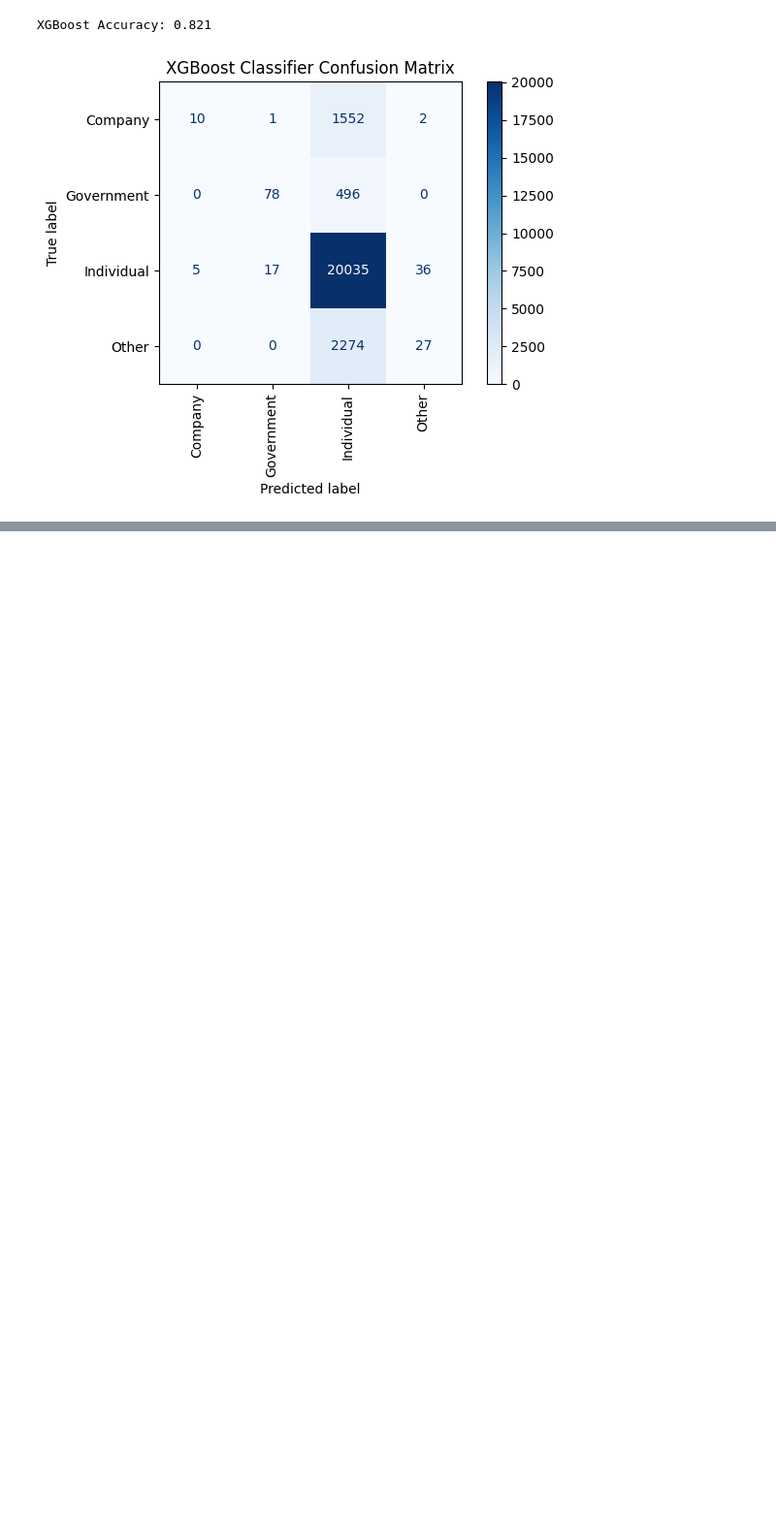
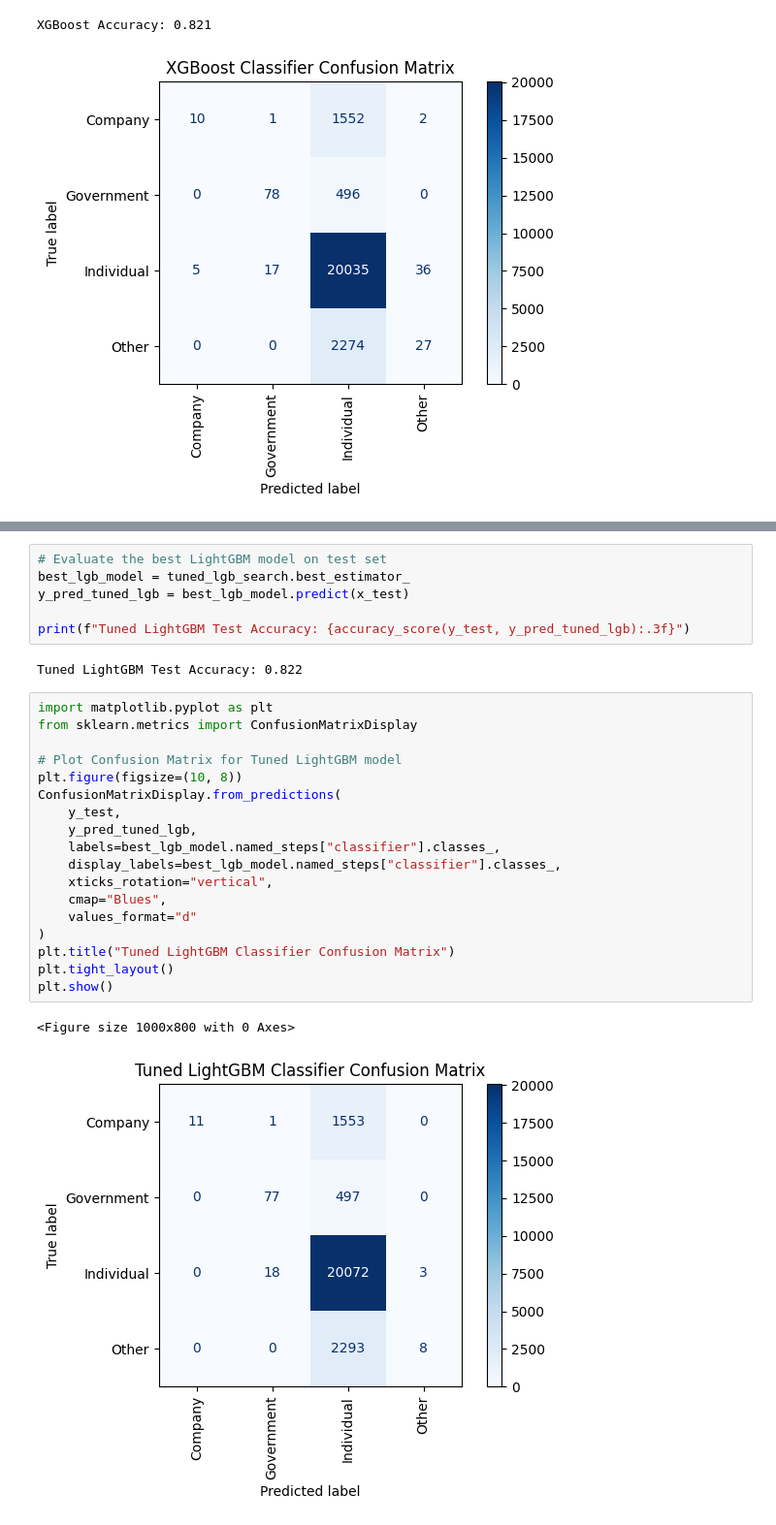
Before and after one commit to derrick4411/land-title-verification-ownership-intelligence-system, a Jupyter notebook: land_intelligence.ipynb, the cells around one changed output, grey strips where cells are left out. Shown at 97% size. Saved outputs shown, nothing was run; the diff lists cells and outputs as text; blank space fills up the shorter version.

```diff
--- a/land_intelligence.ipynb
+++ b/land_intelligence.ipynb
@@ -508,0 +613,29 @@ XGBoost Accuracy: 0.821
+# %%
+# Evaluate the best LightGBM model on test set
+best_lgb_model = tuned_lgb_search.best_estimator_
+y_pred_tuned_lgb = best_lgb_model.predict(x_test)
+
+print(f"Tuned LightGBM Test Accuracy: {accuracy_score(y_test, y_pred_tuned_lgb):.3f}")
+# %% [output]
+Tuned LightGBM Test Accuracy: 0.822
+# %%
+import matplotlib.pyplot as plt
+from sklearn.metrics import ConfusionMatrixDisplay
+
+# Plot Confusion Matrix for Tuned LightGBM model
+plt.figure(figsize=(10, 8))
+ConfusionMatrixDisplay.from_predictions(
+    y_test,
+    y_pred_tuned_lgb,
+    labels=best_lgb_model.named_steps["classifier"].classes_,
+    display_labels=best_lgb_model.named_steps["classifier"].classes_,
+    xticks_rotation="vertical",
+    cmap="Blues",
+    values_format="d"
+)
+plt.title("Tuned LightGBM Classifier Confusion Matrix")
+plt.tight_layout()
+plt.show()
+# %% [output]
+<Figure size 1000x800 with 0 Axes>
+[figure, added]
```
Also changed, not shown: parts of 6 cells of this notebook.
